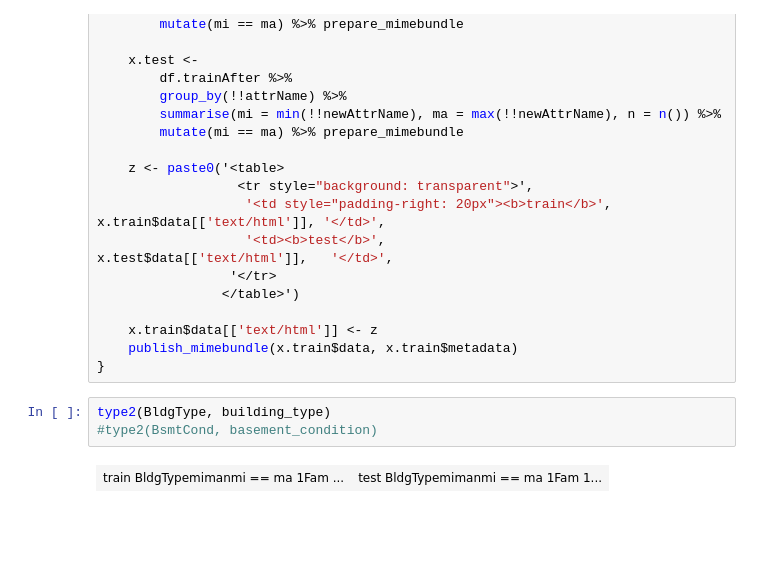
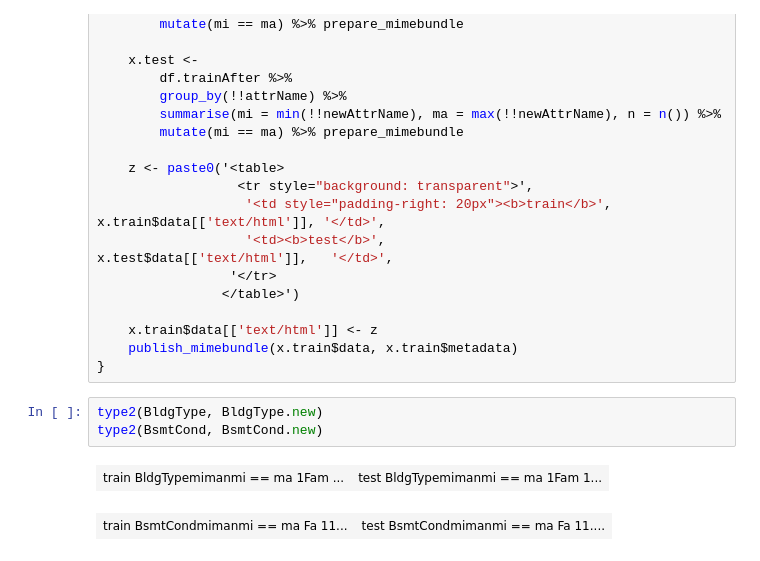
Before and after one commit to MatrixNorm/kaggle, a Jupyter notebook: house-prices/R/notebooks/char_to_numeric_1.ipynb, the cells around one changed output. Cells and saved outputs as stored; diff of their text form; blank space fills up the shorter version.

```diff
--- a/house-prices/R/notebooks/char_to_numeric_1.ipynb
+++ b/house-prices/R/notebooks/char_to_numeric_1.ipynb
@@ -168,8 +147,9 @@ type2 <- function(attrName, newAttrName) {
     publish_mimebundle(x.train$data, x.train$metadata)
 }
 # %%
-type2(BldgType, building_type)
-#type2(BsmtCond, basement_condition)
+type2(BldgType, BldgType.new)
+type2(BsmtCond, BsmtCond.new)
 # %% [output]
 | train BldgTypemimanmi == ma 1Fam ... | test BldgTypemimanmi == ma 1Fam 1... |
+| train BsmtCondmimanmi == ma Fa 11... | test BsmtCondmimanmi == ma Fa 11.... |
 # %%
```
Also changed, not shown: parts of 14 cells of this notebook, 2 other files.
